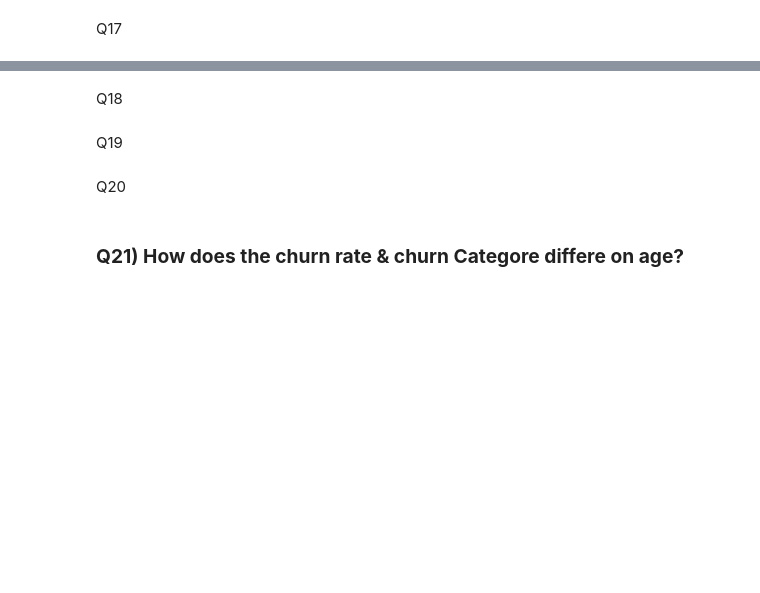
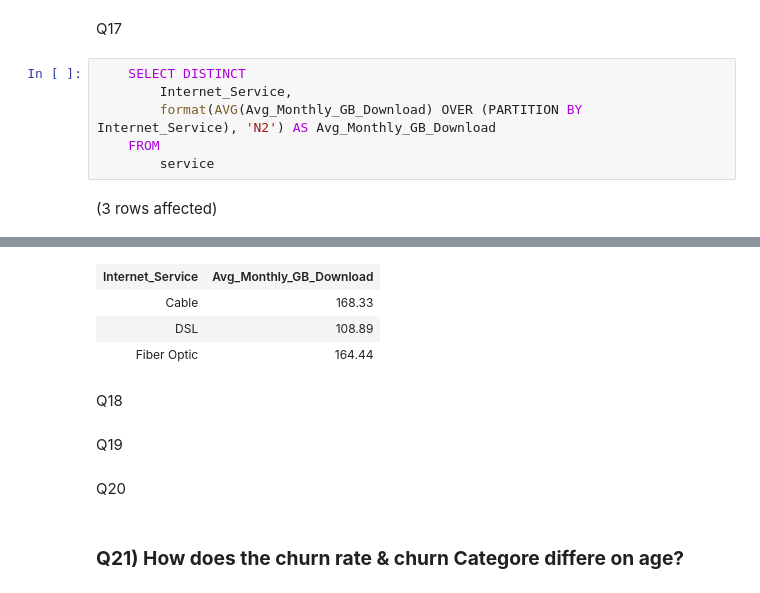
Before and after one commit to sohilamohey/ITI-SQL-Project-Telco-Company, a Jupyter notebook: Offical Code.ipynb, the cells around one changed output, grey strips where cells are left out. Drawn from its saved outputs; the diff is of its cells as text; blank space fills up the shorter version.

```diff
--- a/Offical Code.ipynb
+++ b/Offical Code.ipynb
@@ -372,2 +425,10 @@ Q16
 # %% [markdown]
 Q17
+# %%
+    SELECT DISTINCT
+        Internet_Service,
+        format(AVG(Avg_Monthly_GB_Download) OVER (PARTITION BY Internet_Service), 'N2') AS Avg_Monthly_GB_Download
+    FROM
+        service
+# %% [output]
+(3 rows affected)
@@ -374,3 +436,7 @@ Q17
+| Internet_Service | Avg_Monthly_GB_Download |
+| Cable | 168.33 |
+| DSL | 108.89 |
+| Fiber Optic | 164.44 |
 # %% [markdown]
 Q18
 # %% [markdown]
```
Also changed, not shown: parts of 11 cells of this notebook.
